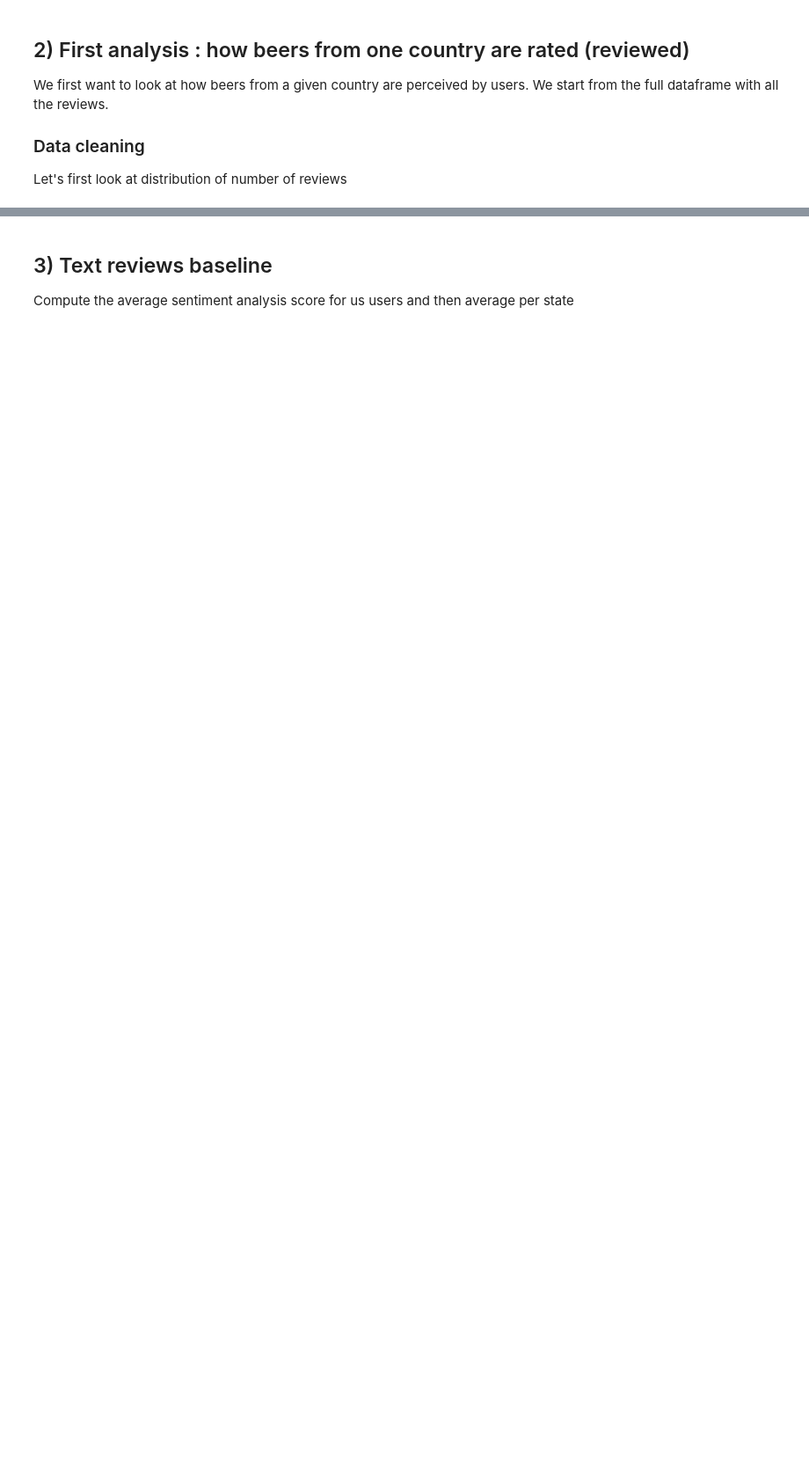
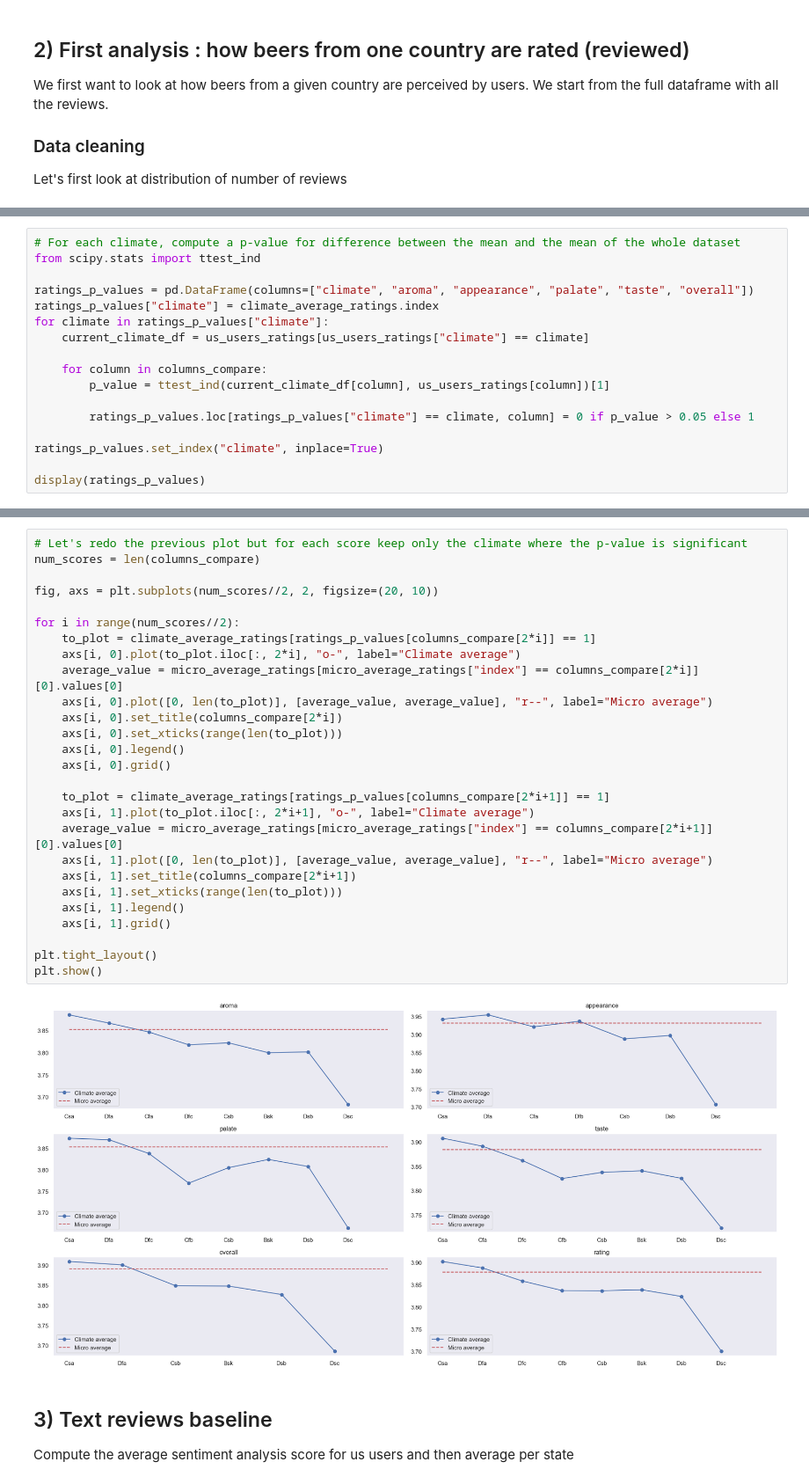
Before and after one commit to epfl-ada/ada-2023-project-riskybiscuits, a Jupyter notebook: main2_0.ipynb, the cells around one changed output, grey strips where cells are left out. Shown at 88% size. Drawn from its saved outputs; the diff is of its cells as text; blank space fills up the shorter version.

```diff
--- a/main2_0.ipynb
+++ b/main2_0.ipynb
@@ -302,0 +214,17 @@ Coefficients:  [-585.20371804 -130.25611219 -240.22175649 -925.68740498 -475.800
+# %%
+# For each climate, compute a p-value for difference between the mean and the mean of the whole dataset
+from scipy.stats import ttest_ind
+
+ratings_p_values = pd.DataFrame(columns=["climate", "aroma", "appearance", "palate", "taste", "overall"])
+ratings_p_values["climate"] = climate_average_ratings.index
+for climate in ratings_p_values["climate"]:
+    current_climate_df = us_users_ratings[us_users_ratings["climate"] == climate]
+
+    for column in columns_compare:
+        p_value = ttest_ind(current_climate_df[column], us_users_ratings[column])[1]
+
+        ratings_p_values.loc[ratings_p_values["climate"] == climate, column] = 0 if p_value > 0.05 else 1
+
+ratings_p_values.set_index("climate", inplace=True)
+
+display(ratings_p_values)
@@ -303,3 +244,32 @@ Coefficients:  [-585.20371804 -130.25611219 -240.22175649 -925.68740498 -475.800
+# %%
+# Let's redo the previous plot but for each score keep only the climate where the p-value is significant
+num_scores = len(columns_compare)
+
+fig, axs = plt.subplots(num_scores//2, 2, figsize=(20, 10))
+
+for i in range(num_scores//2):
+    to_plot = climate_average_ratings[ratings_p_values[columns_compare[2*i]] == 1]
+    axs[i, 0].plot(to_plot.iloc[:, 2*i], "o-", label="Climate average")
+    average_value = micro_average_ratings[micro_average_ratings["index"] == columns_compare[2*i]][0].values[0]
+    axs[i, 0].plot([0, len(to_plot)], [average_value, average_value], "r--", label="Micro average")
+    axs[i, 0].set_title(columns_compare[2*i])
+    axs[i, 0].set_xticks(range(len(to_plot)))
+    axs[i, 0].legend()
+    axs[i, 0].grid()
+
+    to_plot = climate_average_ratings[ratings_p_values[columns_compare[2*i+1]] == 1]
+    axs[i, 1].plot(to_plot.iloc[:, 2*i+1], "o-", label="Climate average")
+    average_value = micro_average_ratings[micro_average_ratings["index"] == columns_compare[2*i+1]][0].values[0]
+    axs[i, 1].plot([0, len(to_plot)], [average_value, average_value], "r--", label="Micro average")
+    axs[i, 1].set_title(columns_compare[2*i+1])
+    axs[i, 1].set_xticks(range(len(to_plot)))
+    axs[i, 1].legend()
+    axs[i, 1].grid()
+
+plt.tight_layout()
+plt.show()
+# %% [output]
+[figure, added]
 # %% [markdown]
 ## 3) Text reviews baseline
 
```
Also changed, not shown: parts of 15 cells of this notebook, 1 other file.
